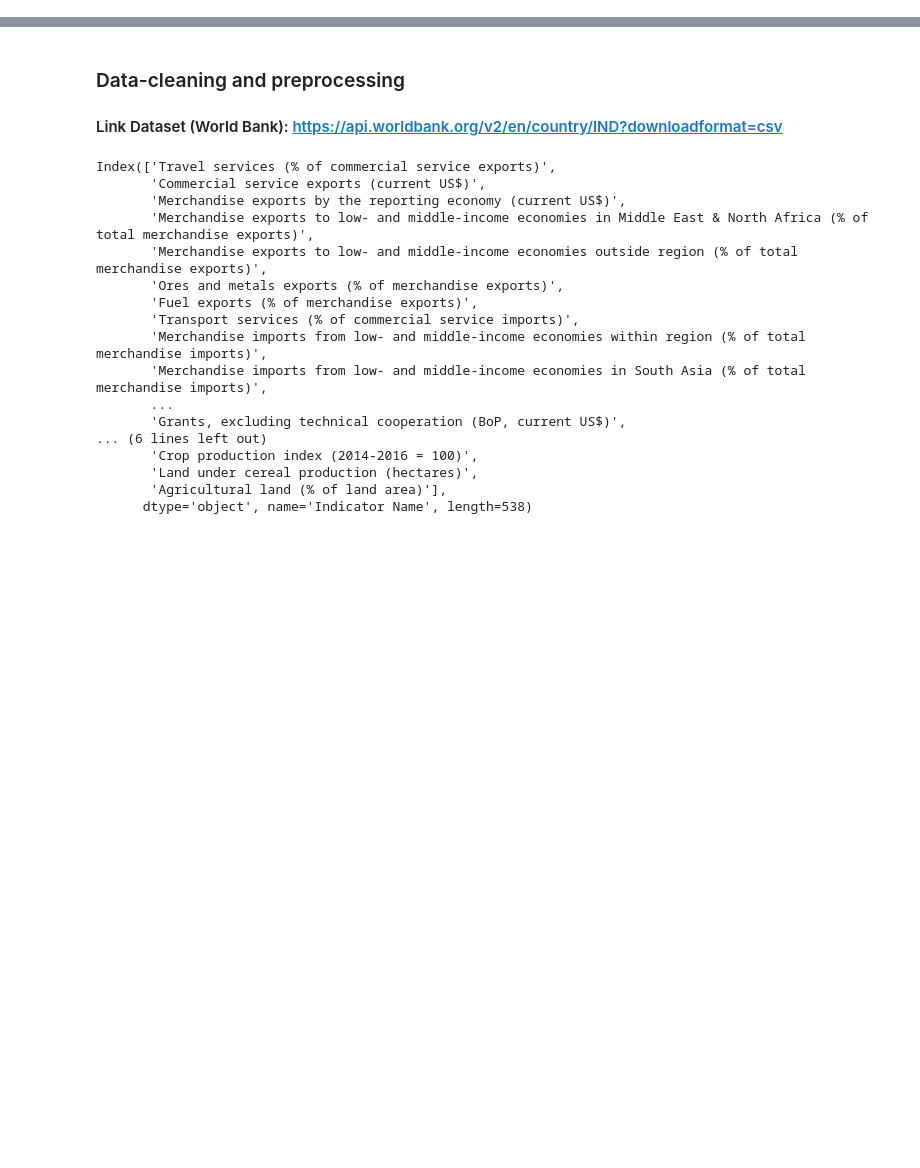
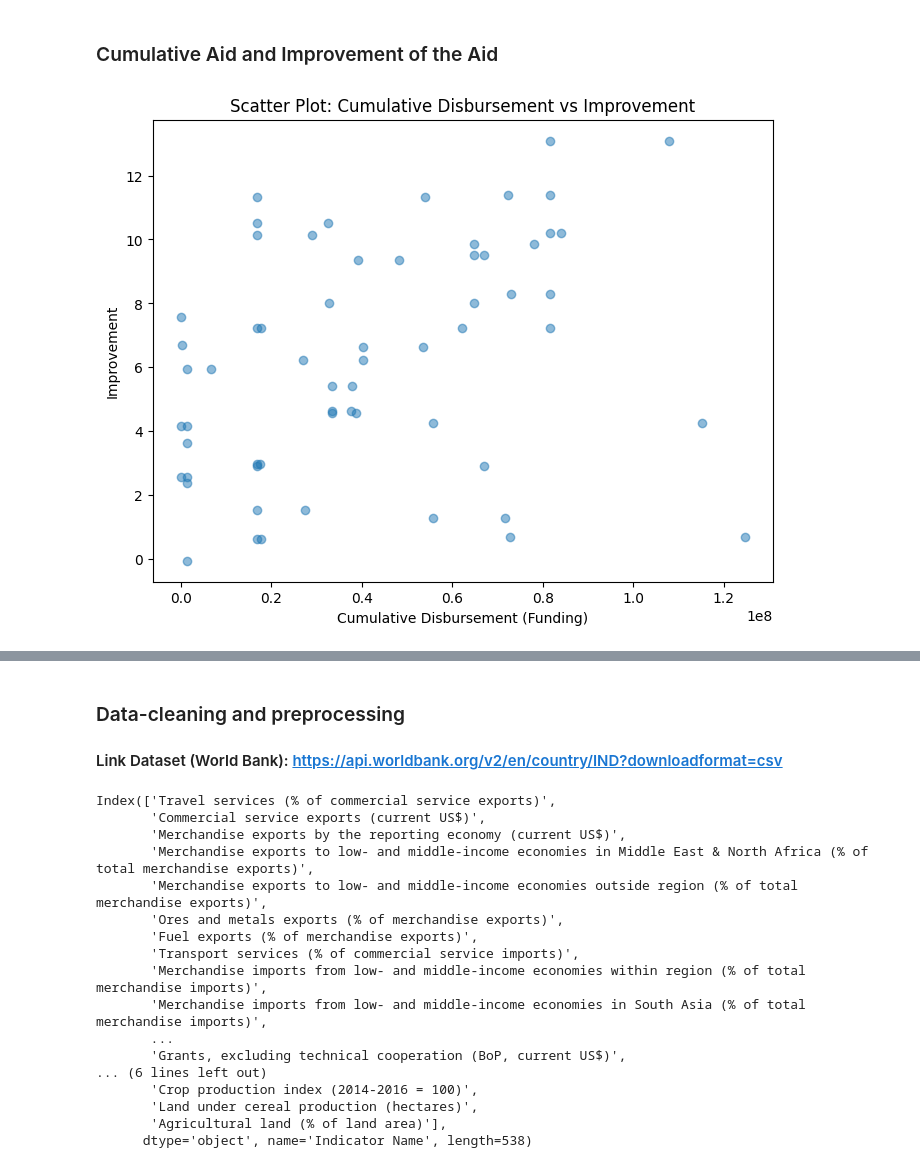
Before and after one commit to TarikTornes/IBMz-Datathon, a Jupyter notebook: NationAnalysis.ipynb, the cells around one changed output, grey strips where cells are left out. Drawn from its saved outputs; the diff is of its cells as text; code cells hidden in the pictures; blank space fills up the shorter version.

```diff
--- a/NationAnalysis.ipynb
+++ b/NationAnalysis.ipynb
@@ -0,0 +43,11 @@
+# %% [markdown]
+### Cumulative Aid and Improvement of the Aid
+# %%
+plt.figure(figsize=(8, 6))
+plt.scatter(result_df['Cumulative Disbursement'], result_df['Improvement'], alpha=0.5)
+plt.xlabel('Cumulative Disbursement (Funding)')
+plt.ylabel('Improvement')
+plt.title('Scatter Plot: Cumulative Disbursement vs Improvement')
+plt.show()
+# %% [output]
+[figure, added]
```
Also changed, not shown: parts of 19 cells of this notebook.
